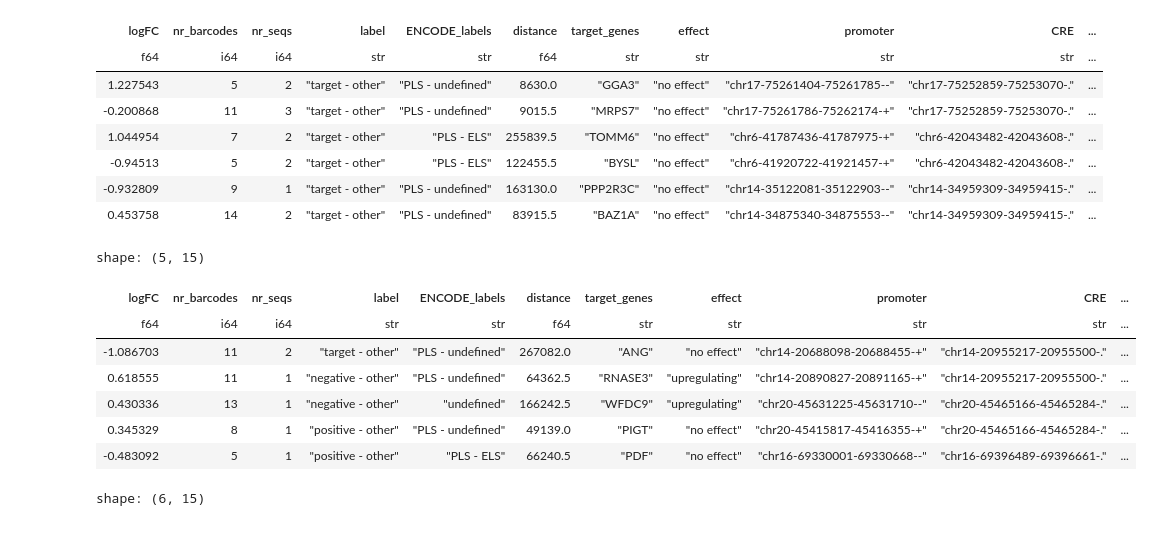
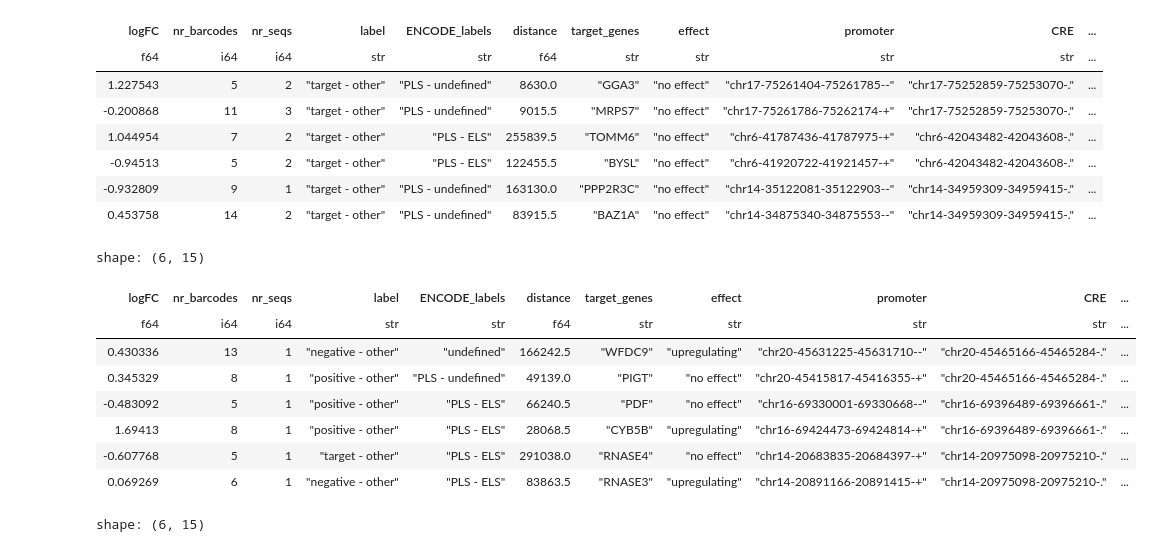
Before and after one commit to kircherlab/CMPRA_figures, a Jupyter notebook: luciferase_design.ipynb, the cells around one changed output. Cells and saved outputs as stored; diff of their text form; code cells hidden in the pictures.

```diff
--- a/luciferase_design.ipynb
+++ b/luciferase_design.ipynb
@@ -96,18 +106,21 @@ shape: (6, 15)
 # %%
 enhancing_or_not = multi_prom.sort("activity_difference", descending=True)\
 .filter((pl.col("z_score").max().over("CRE") > 1.5) & (pl.col("z_score").min().over("CRE") < 1)
-& (pl.col("z_score").min().over("CRE") > -0.5))
+& (pl.col("z_score").min().over("CRE") > -0.5)
+& (pl.col("CRE") != "chr14-20955217-20955500-.")
+& (pl.col("CRE") != "chr16-46708558-46708713-."))
 enhancing_or_not = enhancing_or_not.filter(pl.col("CRE").is_in(enhancing_or_not.select("CRE").unique(maintain_order=True).head(3)["CRE"]))
-enhancing_or_not.head()
+enhancing_or_not
 # %% [output]
-shape: (5, 15)
+shape: (6, 15)
 | logFC | nr_barcodes | nr_seqs | label | ENCODE_labels | distance | target_genes | effect | promoter | CRE | ... |
 | f64 | i64 | i64 | str | str | f64 | str | str | str | str | ... |
-| -1.086703 | 11 | 2 | "target - other" | "PLS - undefined" | 267082.0 | "ANG" | "no effect" | "chr14-20688098-20688455-+" | "chr14-20955217-20955500-." | ... |
-| 0.618555 | 11 | 1 | "negative - other" | "PLS - undefined" | 64362.5 | "RNASE3" | "upregulating" | "chr14-20890827-20891165-+" | "chr14-20955217-20955500-." | ... |
 | 0.430336 | 13 | 1 | "negative - other" | "undefined" | 166242.5 | "WFDC9" | "upregulating" | "chr20-45631225-45631710--" | "chr20-45465166-45465284-." | ... |
 | 0.345329 | 8 | 1 | "positive - other" | "PLS - undefined" | 49139.0 | "PIGT" | "no effect" | "chr20-45415817-45416355-+" | "chr20-45465166-45465284-." | ... |
 | -0.483092 | 5 | 1 | "positive - other" | "PLS - ELS" | 66240.5 | "PDF" | "no effect" | "chr16-69330001-69330668--" | "chr16-69396489-69396661-." | ... |
+| 1.69413 | 8 | 1 | "positive - other" | "PLS - ELS" | 28068.5 | "CYB5B" | "upregulating" | "chr16-69424473-69424814-+" | "chr16-69396489-69396661-." | ... |
+| -0.607768 | 5 | 1 | "target - other" | "PLS - ELS" | 291038.0 | "RNASE4" | "no effect" | "chr14-20683835-20684397-+" | "chr14-20975098-20975210-." | ... |
+| 0.069269 | 6 | 1 | "negative - other" | "PLS - ELS" | 83863.5 | "RNASE3" | "upregulating" | "chr14-20891166-20891415-+" | "chr14-20975098-20975210-." | ... |
 # %%
 silencing_or_not = multi_prom.sort("activity_difference", descending=True)\
 .filter((pl.col("z_score").min().over("CRE") < -1.5) & (pl.col("z_score").max().over("CRE") > -1)
```
Also changed, not shown: parts of 48 cells of this notebook, 2 other files.
